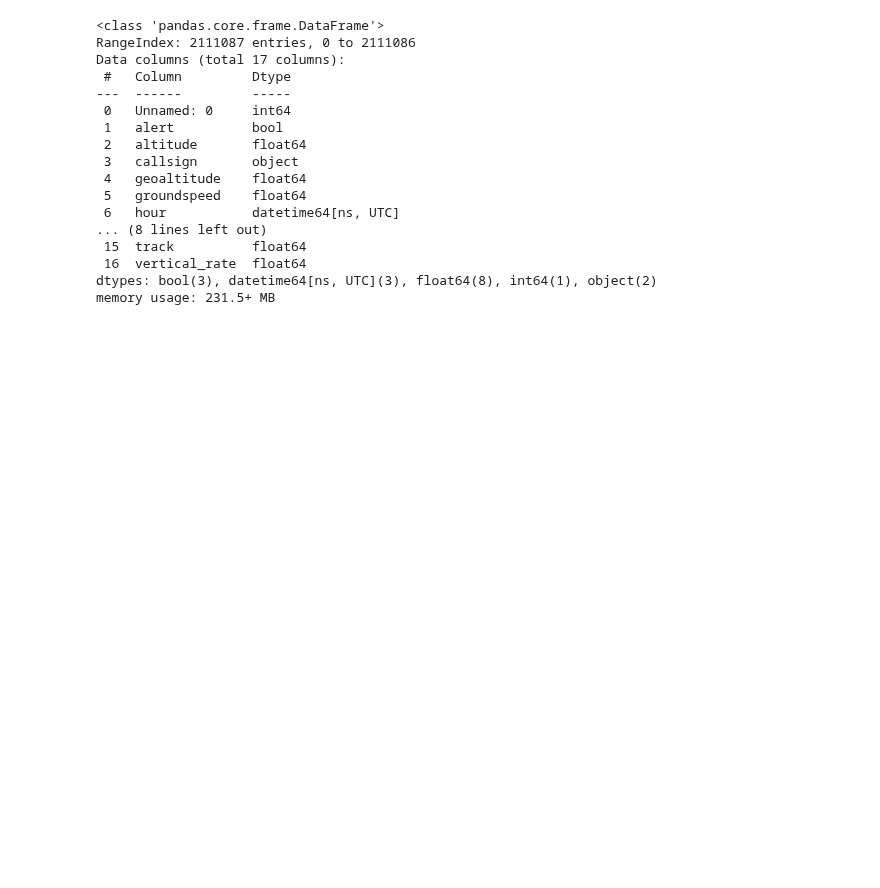
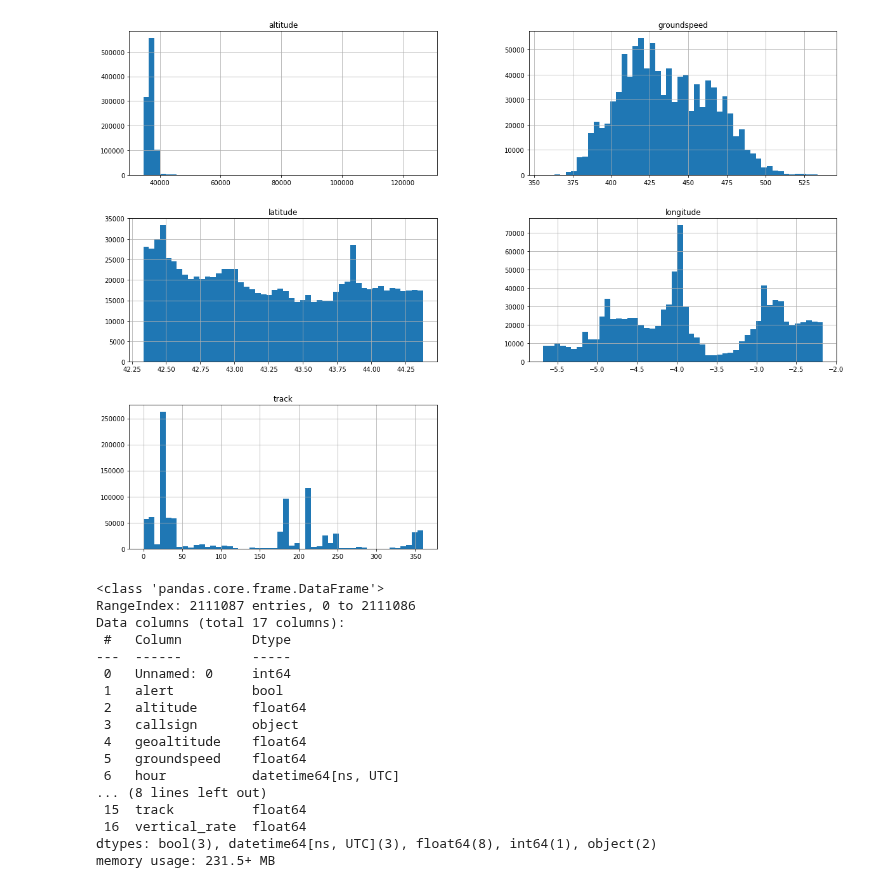
Before and after one commit to jaimebw/tfg, a Jupyter notebook: libros/repre_datosfiltrados.ipynb, the cells around one changed output. Cells and saved outputs as stored; diff of their text form; code cells hidden in the pictures; blank space fills up the shorter version.

```diff
--- a/libros/repre_datosfiltrados.ipynb
+++ b/libros/repre_datosfiltrados.ipynb
@@ -41,3 +46,9 @@ vuelos2 = cargardatosfiltrados(carpetaDatos,"datos_bilbao.csv")
+# %%
+import matplotlib.pyplot as plt
+vuelos.data.hist(bins=50, figsize=(20,15))
+plt.show()
+# %% [output]
+[figure, added]
 # %%
 vuelos2.data.info()
 # %% [output]
```
Also changed, not shown: parts of 5 cells of this notebook.
